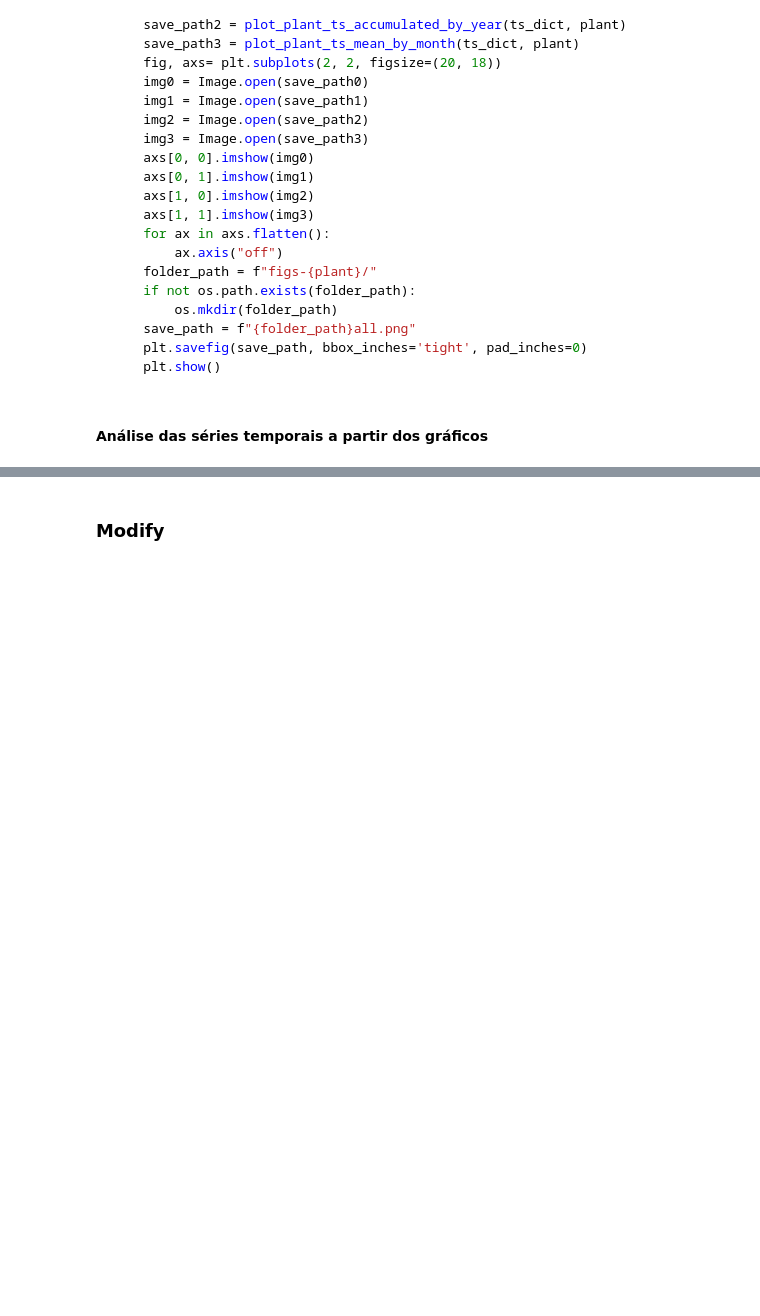
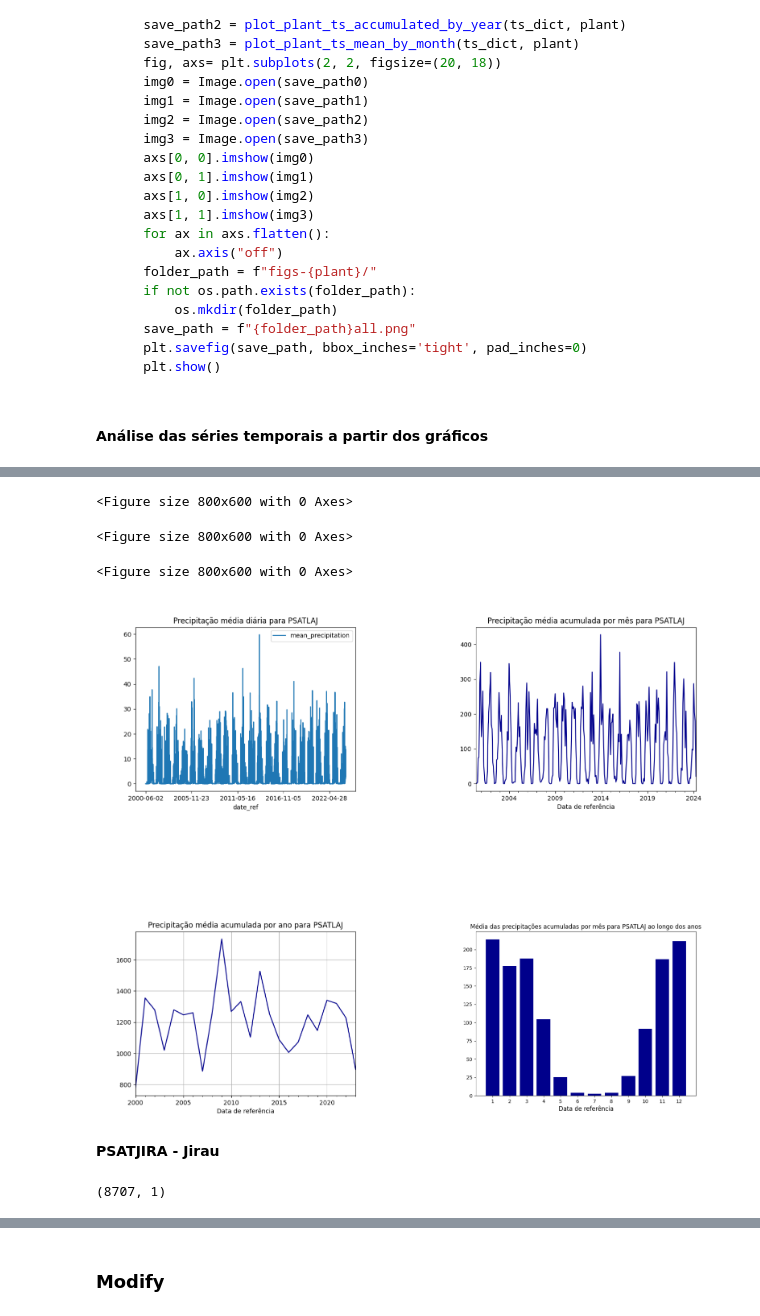
Before and after one commit to Samirnunes/desafio-casa-dos-ventos-ged-20, a Jupyter notebook: src/report.ipynb, the cells around one changed output, grey strips where cells are left out. Saved outputs shown, nothing was run; the diff lists cells and outputs as text; code cells hidden in the pictures; blank space fills up the shorter version.

```diff
--- a/src/report.ipynb
+++ b/src/report.ipynb
@@ -197,0 +474,9 @@ for plant in plants:
+# %%
+precipitation_plots(ts_dict, "PSATLAJ")
+# %% [output]
+<Figure size 800x600 with 0 Axes>
+<Figure size 800x600 with 0 Axes>
+<Figure size 800x600 with 0 Axes>
+[figure, added]
+# %% [markdown]
+__PSATJIRA - Jirau__
@@ -197,0 +485,4 @@ for plant in plants:
+# %%
+df.shape
+# %% [output]
+(8707, 1)
```
Also changed, not shown: parts of 62 cells of this notebook.
